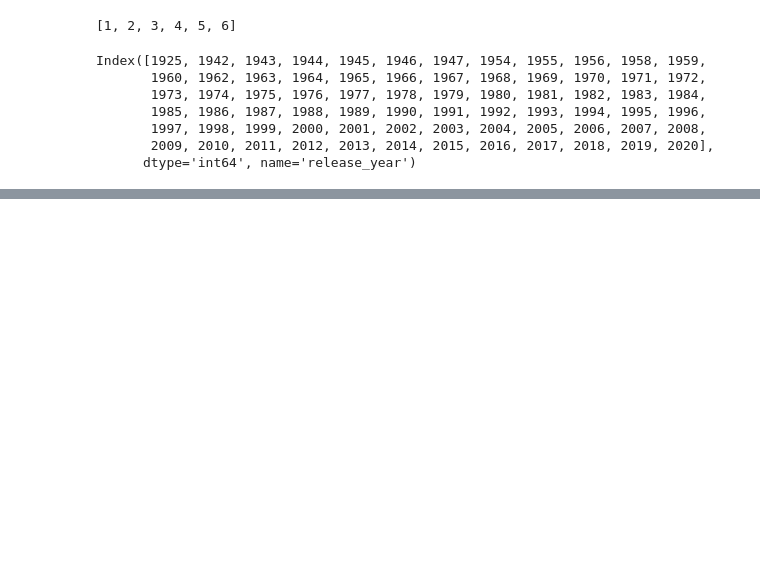
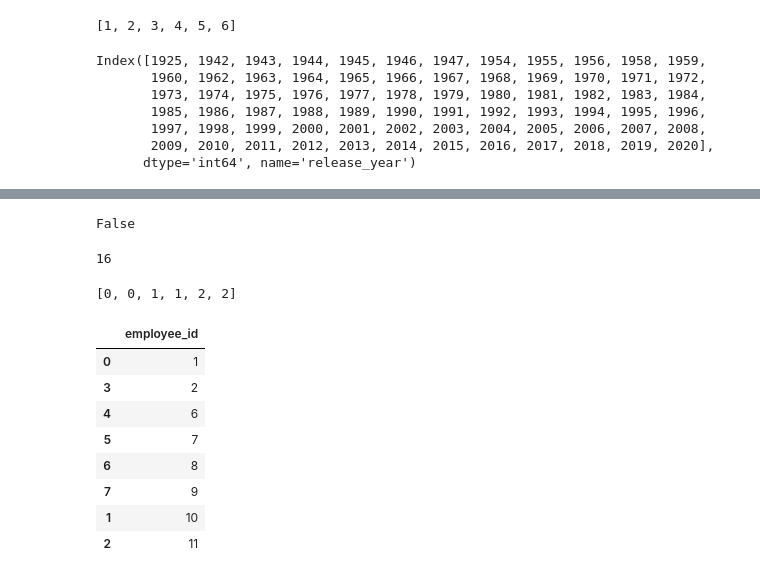
Before and after one commit to kc-011/Netlix-Titles-Dashboard, a Jupyter notebook: stuff.ipynb, the cells around one changed output, grey strips where cells are left out. Saved outputs shown, nothing was run; the diff lists cells and outputs as text; code cells hidden in the pictures; blank space fills up the shorter version.

```diff
--- a/stuff.ipynb
+++ b/stuff.ipynb
@@ -129,0 +479,50 @@ Index([1925, 1942, 1943, 1944, 1945, 1946, 1947, 1954, 1955, 1956, 1958, 1959,
+# %%
+nums = [3,2,1,4]
+#len([[],1, 12 , 13 , 14, 15, 2 , 23 , 24 , 25 , 3, 34 , 35 , 4 , 45, 5])
+
+# nums = 1, len = 2
+# nums = 2, len = 4
+# nums = 3, len = 8
+# nums = 4, len = 16
+
+#any pattern? idk
+
+power_num = [[],nums]
+if len(nums) == 1:
+    print([[]]+[nums])
+
+else:
+    for i in nums:
+        power_num.append([i])
+        for j in nums[nums.index(i)+1:]:
+            val = [i,j]
+            if val not in power_num:
+                power_num.append(val)
+
+len(power_num)
+
+numm = [[1],[1,3]]
+[3,1] in numm
+# %% [output]
+False
+# %%
+[3,2,4,1]
+
+len([[], [3], [3,2] , [3,4], [3,1], [3,2,4], [3,2,4,1] ,[3,2,1],[3,4,1], [2], [2,4], [2,1], [2,4,1], [4], [4,1], [1]])
+# %% [output]
+16
+# %%
+colors = [2,0,2,1,1,0]
+
+zeros = colors.count(0)
+ones = colors.count(1)
+twos = colors.count(2)
+
+colors.clear()
+colors.extend([0 for i in range(zeros)])
+colors.extend([1 for i in range(ones)])
+colors.extend([2 for i in range(twos)])
+
+colors
+# %% [output]
+[0, 0, 1, 1, 2, 2]
@@ -129,0 +532,27 @@ Index([1925, 1942, 1943, 1944, 1945, 1946, 1947, 1954, 1955, 1956, 1958, 1959,
+# %%
+employees = pd.DataFrame({'employee_id':[2,4,5,6,7,8,9], 'Name':['P1','P2','P3','P4','P5','P6','P7']})
+salaries = pd.DataFrame({'employee_id':[5,1,4,10,11], 'Salary':[80,90,100,10,20]})
+
+new_df = pd.merge(employees, salaries, on='employee_id', how='outer')
+#new_df = new_df.replace(np.nan,-1)
+
+# new_df['Name'] == -1
+# new_df['Salary'] == -1
+
+emps1 = new_df['employee_id'][new_df['Name'].isna()].to_list()
+emps2 = new_df['employee_id'][new_df['Salary'].isna()].to_list()
+
+missing_emps = emps1 + emps2
+
+missing_df = pd.DataFrame({'employee_id':missing_emps})
+missing_df.sort_values(by='employee_id')
+# %% [output]
+|  | employee_id |
+| 0 | 1 |
+| 3 | 2 |
+| 4 | 6 |
+| 5 | 7 |
+| 6 | 8 |
+| 7 | 9 |
+| 1 | 10 |
+| 2 | 11 |
```
Also changed, not shown: parts of 24 cells of this notebook, 2 other files.
